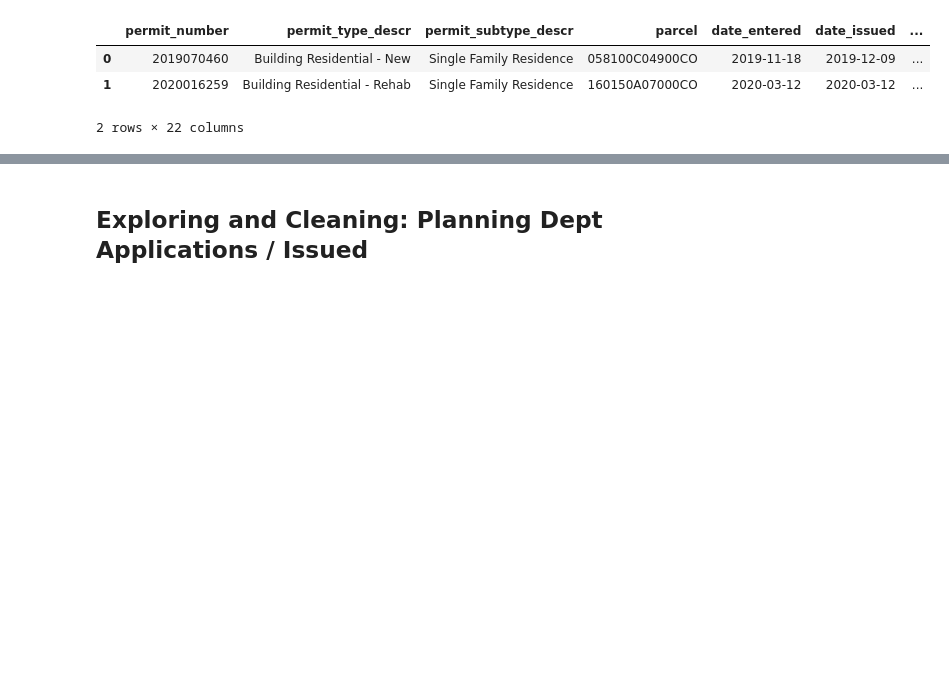
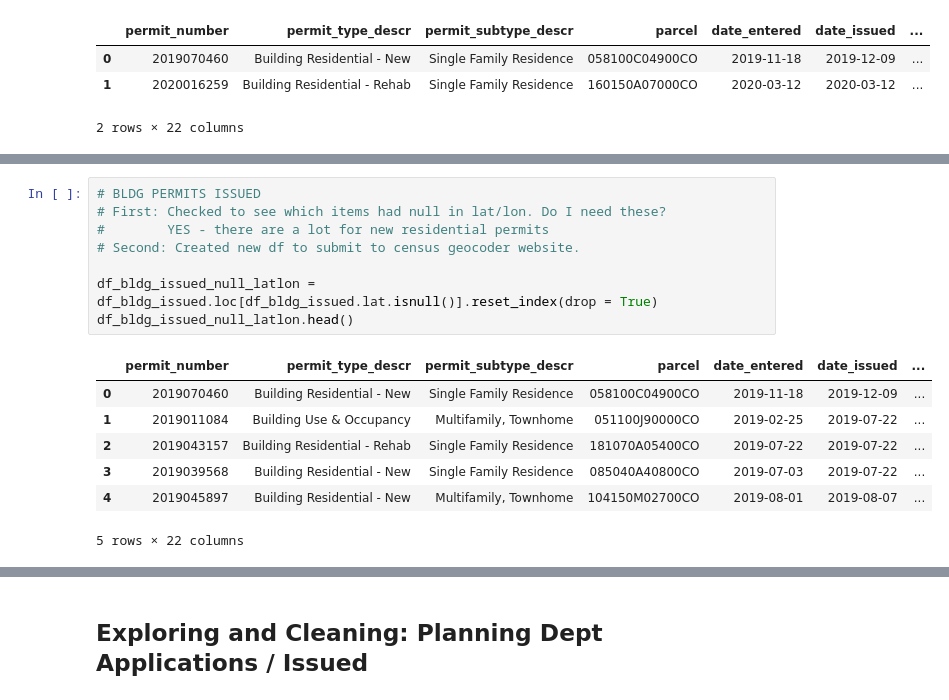
Before and after one commit to lorirocks/nashville-neighborhoods-capstone, a Jupyter notebook: notebooks/1_dataprep.ipynb, the cells around one changed output, grey strips where cells are left out. Cells and saved outputs as stored; diff of their text form; blank space fills up the shorter version.

```diff
--- a/notebooks/1_dataprep.ipynb
+++ b/notebooks/1_dataprep.ipynb
@@ -540,0 +583,16 @@ Name: date_entered, dtype: datetime64[ns]
+# %%
+# BLDG PERMITS ISSUED
+# First: Checked to see which items had null in lat/lon. Do I need these?
+#        YES - there are a lot for new residential permits
+# Second: Created new df to submit to census geocoder website.
+
+df_bldg_issued_null_latlon = df_bldg_issued.loc[df_bldg_issued.lat.isnull()].reset_index(drop = True)
+df_bldg_issued_null_latlon.head()
+# %% [output]
+|  | permit_number | permit_type_descr | permit_subtype_descr | parcel | date_entered | date_issued | ... |
+| 0 | 2019070460 | Building Residential - New | Single Family Residence | 058100C04900CO | 2019-11-18 | 2019-12-09 | ... |
+| 1 | 2019011084 | Building Use & Occupancy | Multifamily, Townhome | 051100J90000CO | 2019-02-25 | 2019-07-22 | ... |
+| 2 | 2019043157 | Building Residential - Rehab | Single Family Residence | 181070A05400CO | 2019-07-22 | 2019-07-22 | ... |
+| 3 | 2019039568 | Building Residential - New | Single Family Residence | 085040A40800CO | 2019-07-03 | 2019-07-22 | ... |
+| 4 | 2019045897 | Building Residential - New | Multifamily, Townhome | 104150M02700CO | 2019-08-01 | 2019-08-07 | ... |
+5 rows × 22 columns
```
Also changed, not shown: parts of 47 cells of this notebook, 9 other files.
